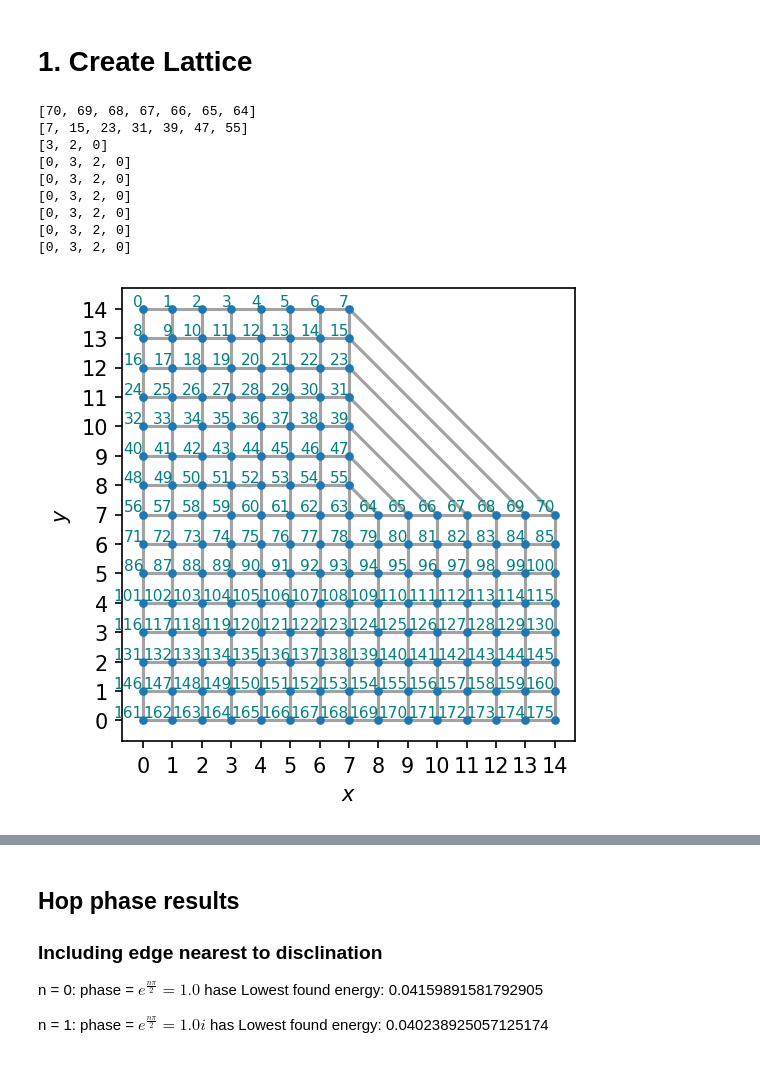
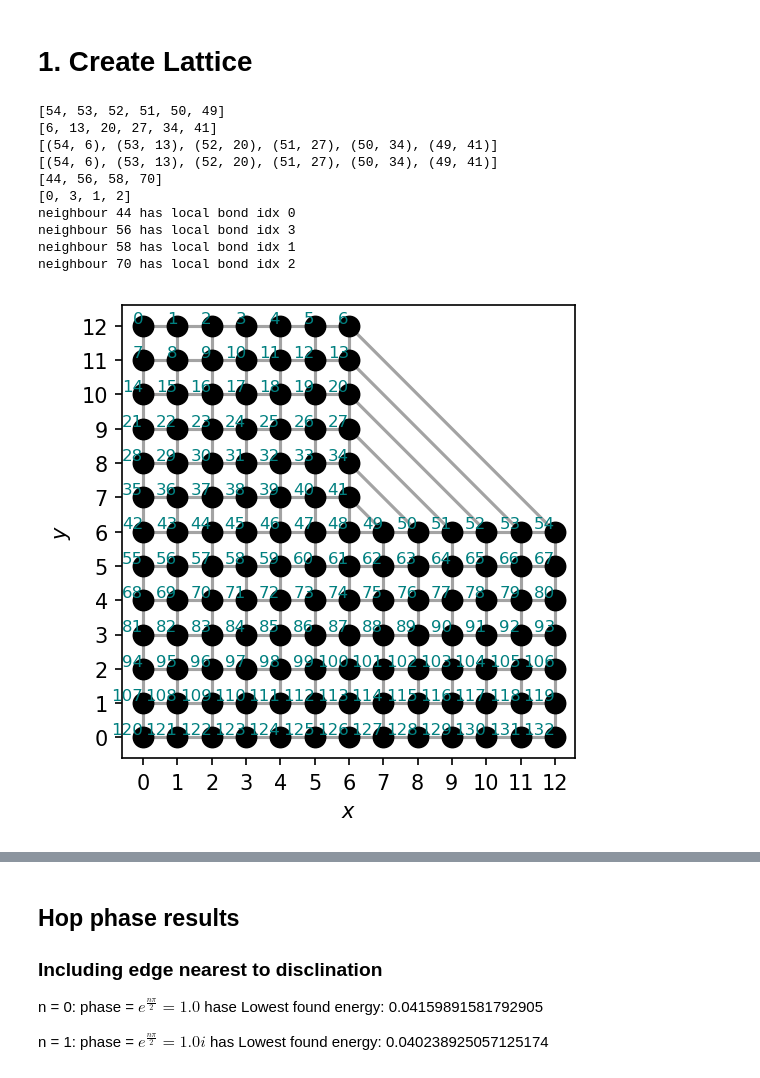
Before and after one commit to isschoch/chiral-p-wave-on-buckyball-geometry, a Jupyter notebook: sc_disclination_codim_2.ipynb, the cells around one changed output, grey strips where cells are left out. Saved outputs shown, nothing was run; the diff lists cells and outputs as text; code cells hidden in the pictures.

```diff
--- a/sc_disclination_codim_2.ipynb
+++ b/sc_disclination_codim_2.ipynb
@@ -14,7 +14,7 @@ phase_geom = 1j
 phase_vortex = -1
 codim = 1
 
-N = 15
+N = 13
 lattice = SquareLattice(N, "open")
 
 # lattice.add_bonds(
@@ -30,7 +30,7 @@ print([i * (N // 2 + N % 2) + (N // 2 + N % 2) - 1 for i in range(N // 2)])
 flagged_bonds_geom = lattice.glue_bond(
     [(N // 2 + N % 2) ** 2 + N // (1 + N % 2) - (i + 1) for i in range(N // 2)],
     [i * (N // 2 + N % 2) + (N // 2 + N % 2) - 1 for i in range(N // 2)],
-    (2, 0),
+    (3, 1),
     codim=codim,
 )
 
@@ -62,43 +62,56 @@ flagged_bonds_vortex = flagged_bonds_geom
 #     (i, i + 1) for i in range((N // 2 + 1) * (N // 2) + 1, (N // 2 + 2) * (N // 2))
 # ]
 
 # flagged_edges = [(19, 32), (14, 33), (9, 34), (4, 35)]
 
 # flagged_edges = [(47, 36), (48, 37), (49, 38), (50, 39), (51, 40)]
 
 # flagged_edges = [(23, 24), (18, 19), (13, 14), (8, 9), (3, 4)]
 # flagged_edges = [(51, 52), (62, 63), (73, 74), (84, 85)]
 # print(flagged_edges)
 
 
 # flagged_bonds = [
 #     (49, 56),
 #     (50, 57),
 #     (51, 58),
 #     (52, 59),
 #     (53, 60),
 #     (54, 61),
 #     (55, 62),
 # ]
 
 lattice_sites = lattice.get_sites()
 lattice_bonds = lattice.get_bonds()
 num_sites = lattice.get_num_sites()
 lattice.plot(True)
 
 local_bond_indices = lattice.get_local_bond_indices()
 
-for bond in flagged_bonds_vortex:
-    print(local_bond_indices[bond[1]])
+
+# flagged_bonds_geom.pop()
+# flagged_bonds_vortex.pop()
+print(flagged_bonds_geom)
+print(flagged_bonds_vortex)
+
+idx_of_interest = 57
+print(lattice._bonds[idx_of_interest])
+print(lattice._local_bond_idx[idx_of_interest])
+
+for neigh_idx in lattice_bonds[idx_of_interest]:
+    print(
+        f"neighbour {neigh_idx} has local bond idx {lattice.get_local_bond_index(idx_of_interest, neigh_idx)}"
+    )
 # %% [output]
-[70, 69, 68, 67, 66, 65, 64]
-[7, 15, 23, 31, 39, 47, 55]
-[3, 2, 0]
-[0, 3, 2, 0]
-[0, 3, 2, 0]
-[0, 3, 2, 0]
-[0, 3, 2, 0]
-[0, 3, 2, 0]
-[0, 3, 2, 0]
+[54, 53, 52, 51, 50, 49]
+[6, 13, 20, 27, 34, 41]
+[(54, 6), (53, 13), (52, 20), (51, 27), (50, 34), (49, 41)]
+[(54, 6), (53, 13), (52, 20), (51, 27), (50, 34), (49, 41)]
+[44, 56, 58, 70]
+[0, 3, 1, 2]
+neighbour 44 has local bond idx 0
+neighbour 56 has local bond idx 3
+neighbour 58 has local bond idx 1
+neighbour 70 has local bond idx 2
-[figure, old version]
+[figure, new version]
 # %%
```
Also changed, not shown: parts of 5 cells of this notebook, 26 other files.
